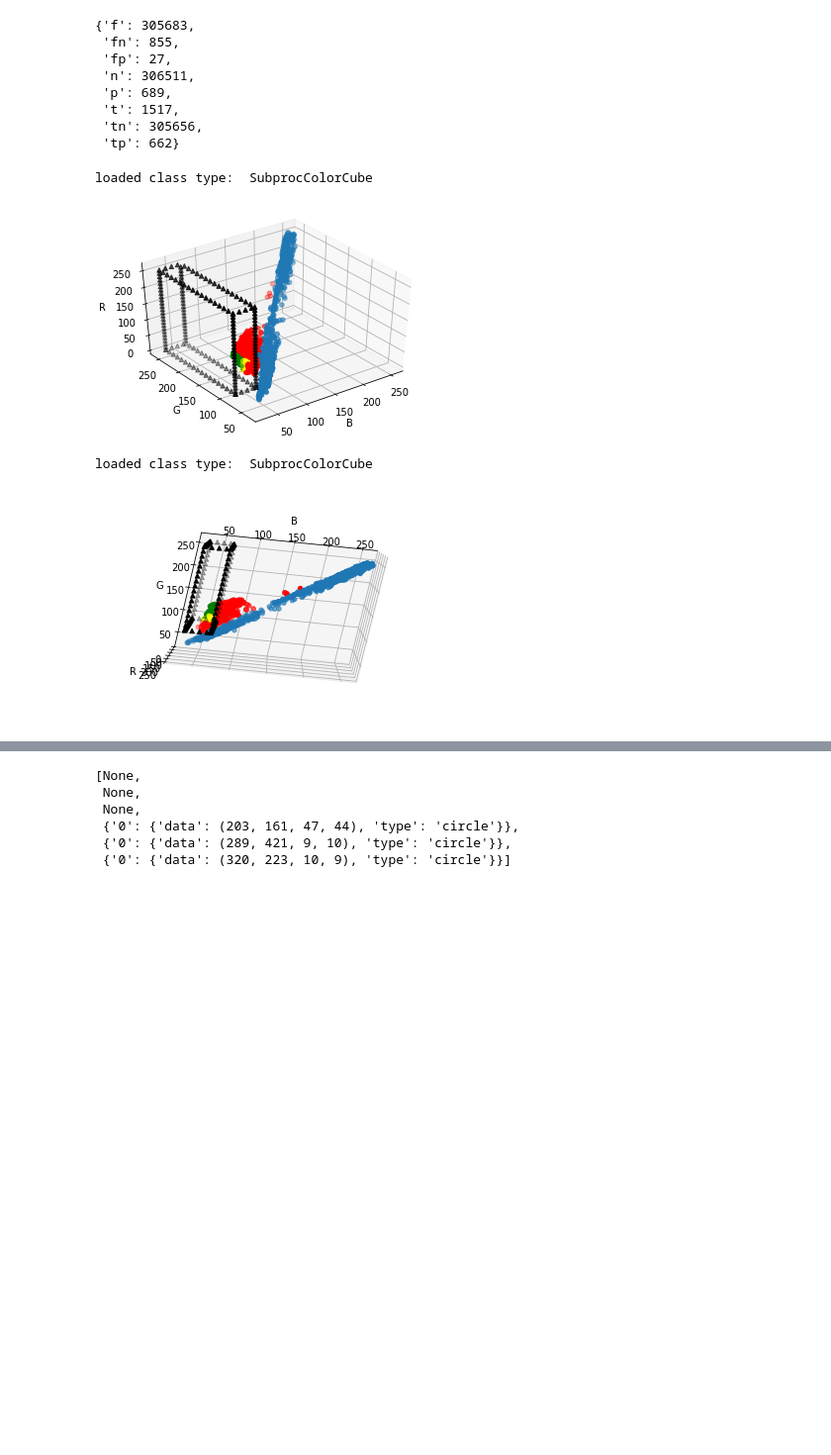
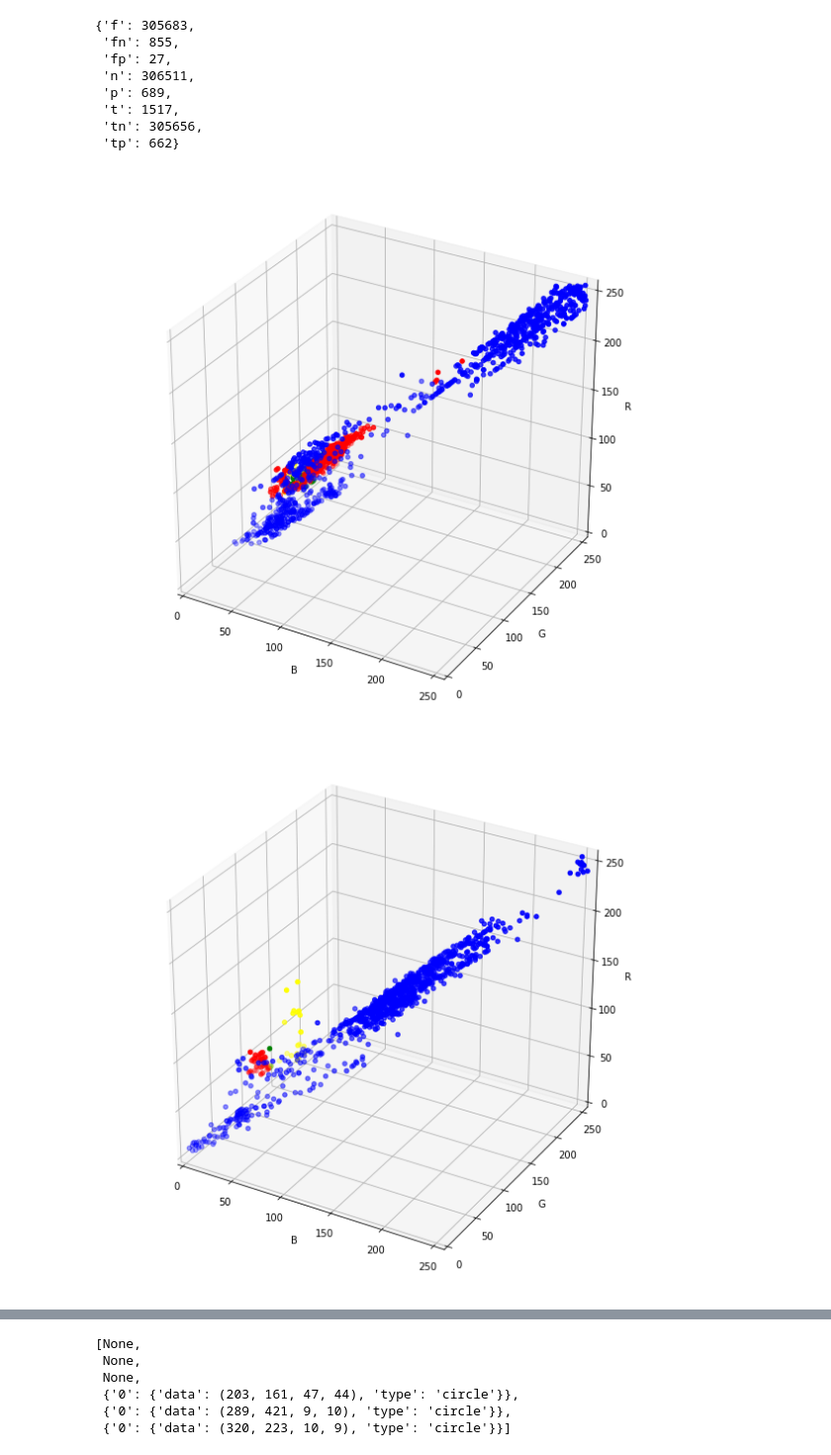
Before and after one commit to sutt/ppd, a Jupyter notebook: books/cc-gallery-2.ipynb, the cells around one changed output, grey strips where cells are left out. Shown at 99% size. Drawn from its saved outputs; the diff is of its cells as text; code cells hidden in the pictures; blank space fills up the shorter version.

Commit message:
colorCube: refactor + bug fix

```diff
--- a/books/cc-gallery-2.ipynb
+++ b/books/cc-gallery-2.ipynb
@@ -110,6 +112,10 @@ plotData = {'tp':cm['tp'], 'fp': cm['fp'], 'fn':cm['fn']}
 # %%
-metrics = ['tp', 'fp', 'fn']
+metrics = ['tp', 'fp', 'fn', 'tn']
+N = 1000
 
 plotData = {}
 for metric in metrics:
-    plotData[metric] = pointsToList(cm[metric])
+    _data = cm[metric]
+    plotData[metric] = pointsToList(
+                        random.sample(_data, min(len(_data), N))
+                         )
@@ -130,14 +122,35 @@ p.save()
-# %%
-p = SubprocColorCube()
-p.load()
-p.callPlot()
-# %% [output]
-loaded class type:  SubprocColorCube
-[figure, removed]
-# %%
-p = SubprocColorCube()
-p.load()
-p.callPlot()
-# %% [output]
-loaded class type:  SubprocColorCube
-[figure, removed]
+# %%
+def confusionPlotByImage(listGS, inputThresh, N = 1000):
+
+    for _gs in listGS:
+
+        _img = _gs.getOrigFrame()
+        _circle = _gs.displayOutputScore['0']['data']
+        _thresh = inputThresh
+
+        pcm = PixelConfusionMatrix( img = _img
+                                   ,thresh = _thresh
+                                   ,circle = _circle
+                                  )
+        pcm.calc()
+
+        cm = pcm.getData()
+
+        metrics = ['tp', 'fp', 'fn', 'tn']
+        plotData = {}
+
+        for metric in metrics:
+            _data = cm[metric]
+            plotData[metric] = pointsToList(
+                            random.sample(_data, min(len(_data), N))
+                             )
+
+        colorCube(confData = plotData)
+
+
+#         plt.show()
+# %%
+confusionPlotByImage(listGS[3:], thresh)
+# %% [output]
+[figure, added]
+[figure, added]
```
Also changed, not shown: parts of 9 cells of this notebook, 2 other files.
